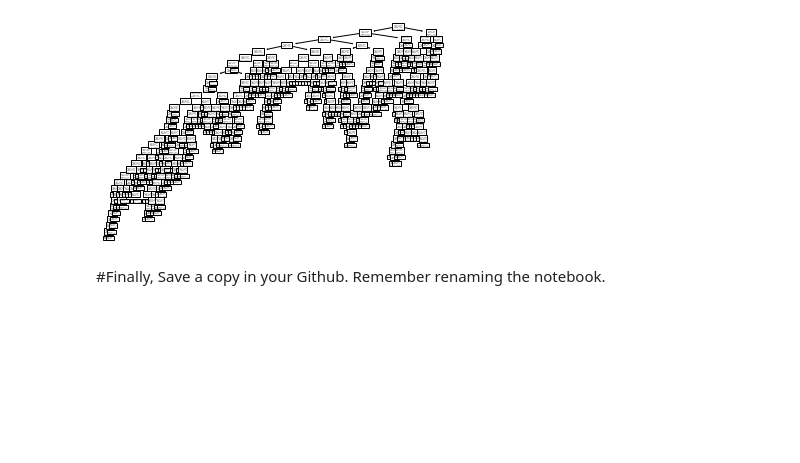
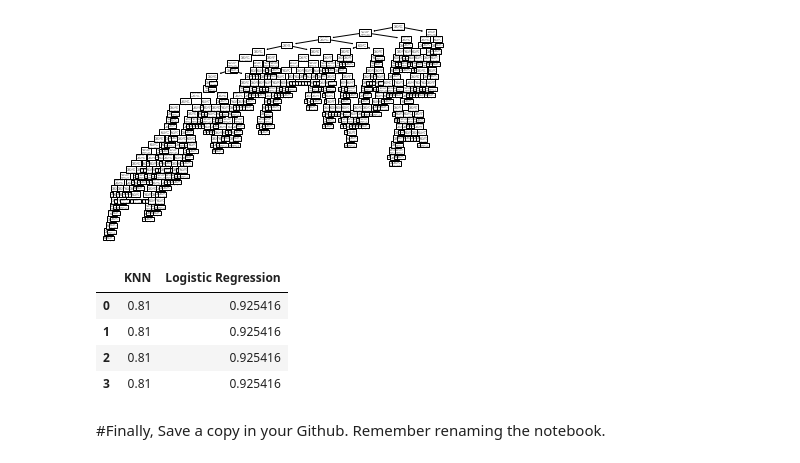
Before and after one commit to tranbuituanngoc/ML, a Jupyter notebook: Lab_4_20130337_TranBuiTuanNgoc.ipynb, the cells around one changed output. Drawn from its saved outputs; the diff is of its cells as text; code cells hidden in the pictures; blank space fills up the shorter version.

```diff
--- a/Lab_4_20130337_TranBuiTuanNgoc.ipynb
+++ b/Lab_4_20130337_TranBuiTuanNgoc.ipynb
@@ -364,6 +364,16 @@ tree.plot_tree(dtree)
  Text(0.991090228834943, 0.8714285714285714, 'gini = 0.0\nsamples = 1\nvalue = [0, 1]'),
  Text(0.9955451144174715, 0.9, 'gini = 0.0\nsamples = 6\nvalue = [0, 6]')]
 [figure]
+# %%
+c3= [[0.81,  0.9254163649529327], [0.81, 0.9254163649529327], [0.81, 0.9254163649529327], [0.81, 0.9254163649529327]]
+df = pd.DataFrame(c3, columns=['KNN', 'Logistic Regression'])
+df
+# %% [output]
+|  | KNN | Logistic Regression |
+| 0 | 0.81 | 0.925416 |
+| 1 | 0.81 | 0.925416 |
+| 2 | 0.81 | 0.925416 |
+| 3 | 0.81 | 0.925416 |
 # %% [markdown]
 #Finally,
 Save a copy in your Github. Remember renaming the notebook.
```
Also changed, not shown: parts of 1 cell of this notebook.
